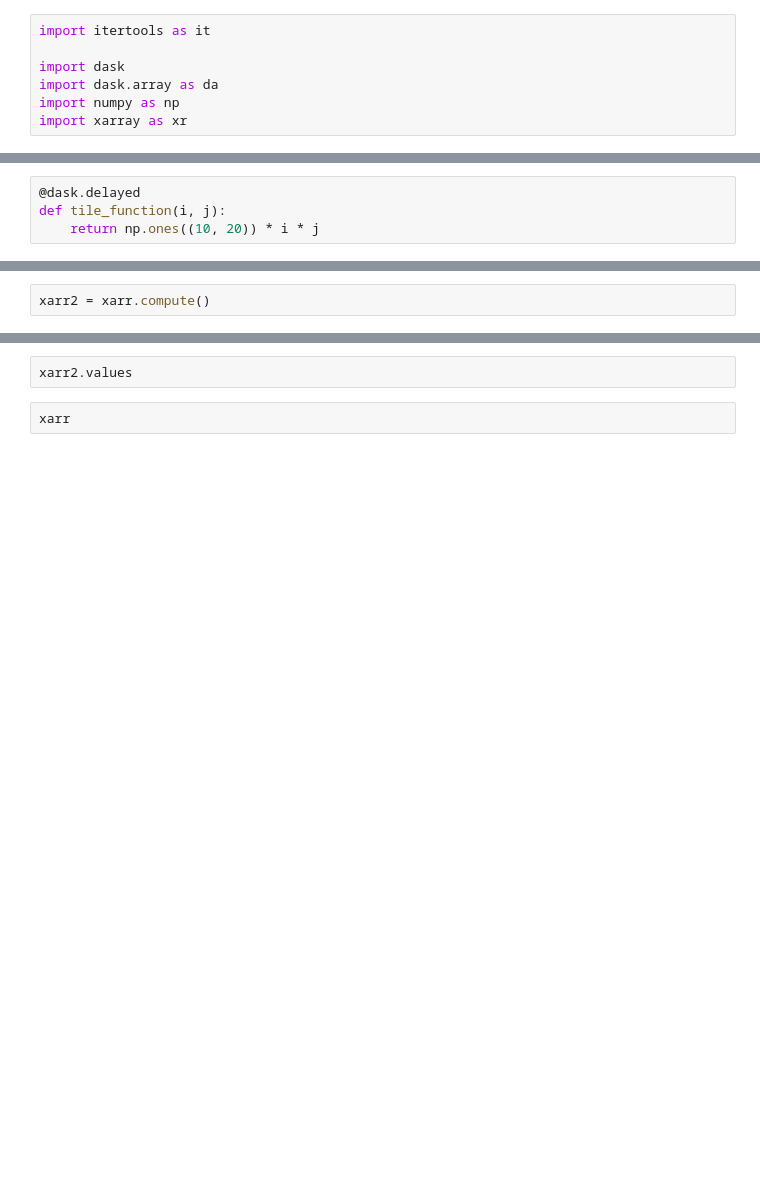
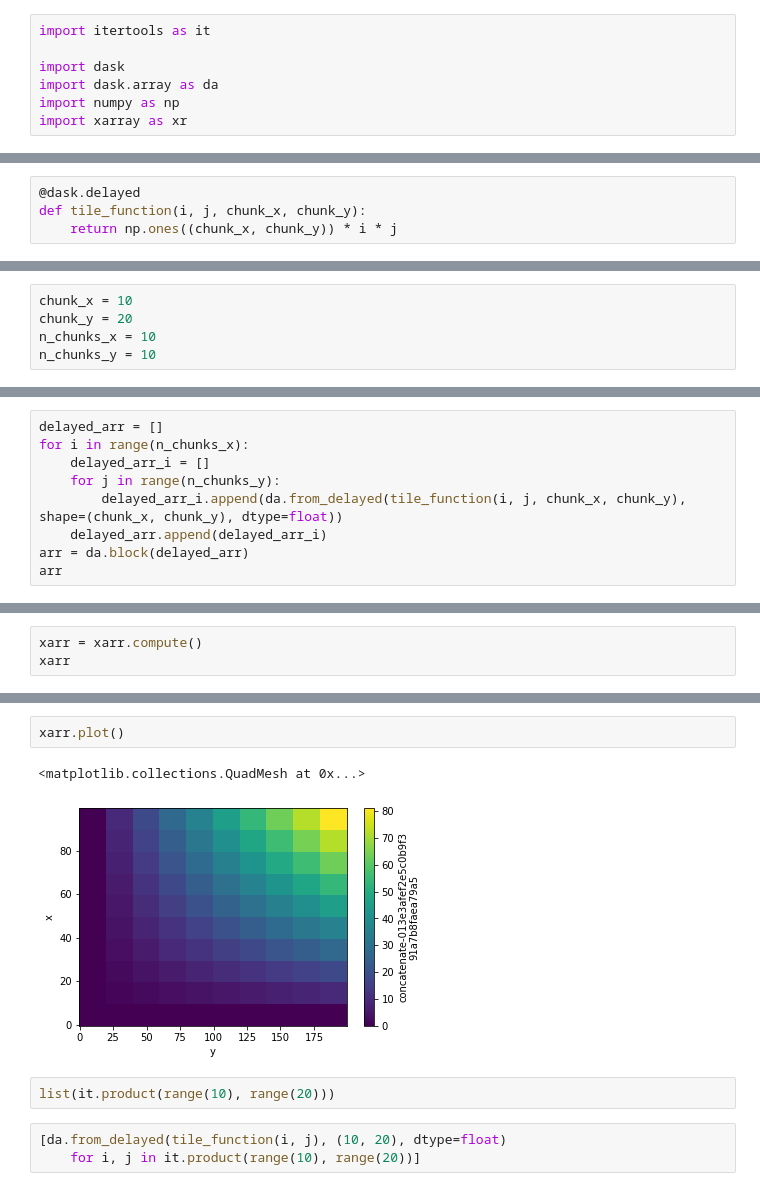
Before and after one commit to rosepearson/Hydrologic-DEMs-scripts, a Jupyter notebook: jupyter_notebooks/dask_example.ipynb, the cells around one changed output, grey strips where cells are left out. Cells and saved outputs as stored; diff of their text form; blank space fills up the shorter version.

```diff
--- a/jupyter_notebooks/dask_example.ipynb
+++ b/jupyter_notebooks/dask_example.ipynb
@@ -8,4 +10,4 @@ import xarray as xr
 # %%
 @dask.delayed
-def tile_function(i, j):
-    return np.ones((10, 20)) * i * j
+def tile_function(i, j, chunk_x, chunk_y):
+    return np.ones((chunk_x, chunk_y)) * i * j
@@ -17,0 +16,5 @@ arr
+# %%
+chunk_x = 10
+chunk_y = 20
+n_chunks_x = 10
+n_chunks_y = 10
@@ -17,0 +23,9 @@ arr
+# %%
+delayed_arr = []
+for i in range(n_chunks_x):
+    delayed_arr_i = []
+    for j in range(n_chunks_y):
+        delayed_arr_i.append(da.from_delayed(tile_function(i, j, chunk_x, chunk_y), shape=(chunk_x, chunk_y), dtype=float))
+    delayed_arr.append(delayed_arr_i)
+arr = da.block(delayed_arr)
+arr
@@ -20,2 +57,3 @@ xarr = xr.DataArray(arr, coords={"x": range(arr.shape[0]), "y": range(arr.shape[
 # %%
-xarr2 = xarr.compute()
+xarr = xarr.compute()
+xarr
@@ -22,4 +72,10 @@ xarr2 = xarr.compute()
-# %%
-xarr2.values
-# %%
-xarr
+# %%
+xarr.plot()
+# %% [output]
+<matplotlib.collections.QuadMesh at 0x...>
+[figure, added]
+# %%
+list(it.product(range(10), range(20)))
+# %%
+[da.from_delayed(tile_function(i, j), (10, 20), dtype=float)
+    for i, j in it.product(range(10), range(20))]
```
Also changed, not shown: parts of 10 cells of this notebook.
